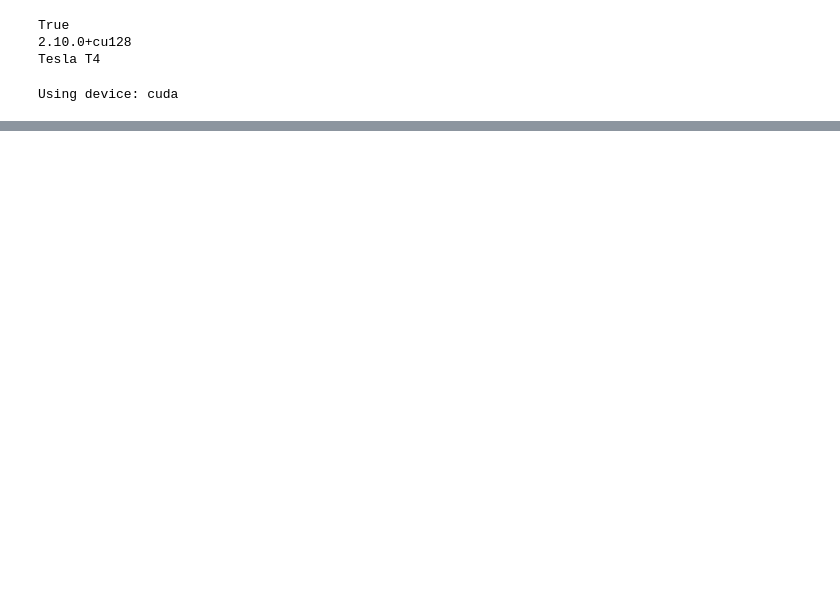
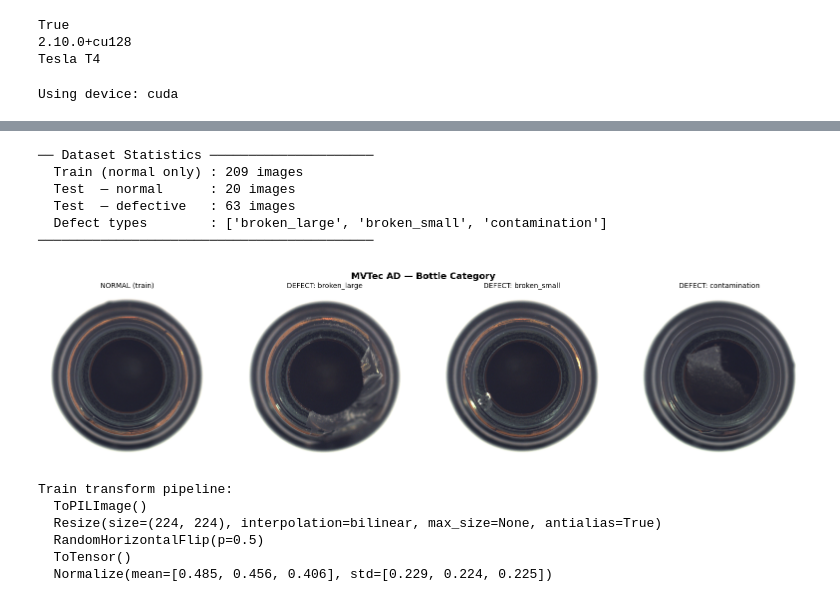
Before and after one commit to DianaHus/anomaly-detection-mvtec, a Jupyter notebook: notebook.ipynb, the cells around one changed output, grey strips where cells are left out. Drawn from its saved outputs; the diff is of its cells as text; code cells hidden in the pictures; blank space fills up the shorter version.

```diff
--- a/notebook.ipynb
+++ b/notebook.ipynb
@@ -49 +49,46 @@ Drive already mounted at /content/drive; to attempt to forcibly remount, call dr
 ['license.txt', 'readme.txt', 'test', 'ground_truth', 'train']
+# %%
+train_dir   = os.path.join(DATASET_ROOT, "train", "good")
+test_dir    = os.path.join(DATASET_ROOT, "test")
+
+defect_types   = sorted([d for d in os.listdir(test_dir) if d != "good"])
+n_train        = len(glob.glob(os.path.join(train_dir, "*.png")))
+n_test_normal  = len(glob.glob(os.path.join(test_dir, "good", "*.png")))
+n_test_defect  = sum(
+    len(glob.glob(os.path.join(test_dir, d, "*.png"))) for d in defect_types
+)
+
+print("── Dataset Statistics ─────────────────────")
+print(f"  Train (normal only) : {n_train} images")
+print(f"  Test  — normal      : {n_test_normal} images")
+print(f"  Test  — defective   : {n_test_defect} images")
+print(f"  Defect types        : {defect_types}")
+print("───────────────────────────────────────────")
+# %% [output]
+── Dataset Statistics ─────────────────────
+  Train (normal only) : 209 images
+  Test  — normal      : 20 images
+  Test  — defective   : 63 images
+  Defect types        : ['broken_large', 'broken_small', 'contamination']
+───────────────────────────────────────────
+# %%
+def read_rgb(path):
+    return cv2.cvtColor(cv2.imread(path), cv2.COLOR_BGR2RGB)
+
+samples = [sorted(glob.glob(os.path.join(train_dir, "*.png")))[0]]
+titles  = ["NORMAL (train)"]
+for d in defect_types:
+    p = sorted(glob.glob(os.path.join(test_dir, d, "*.png")))[0]
+    samples.append(p)
+    titles.append(f"DEFECT: {d}")
+
+fig, axes = plt.subplots(1, len(samples), figsize=(4 * len(samples), 4))
+for ax, path, title in zip(axes, samples, titles):
+    ax.imshow(read_rgb(path))
+    ax.set_title(title, fontsize=10)
+    ax.axis("off")
+plt.suptitle("MVTec AD — Bottle Category", fontsize=13, fontweight="bold")
+plt.tight_layout()
+plt.show()
+# %% [output]
+[figure, added]
@@ -49,0 +97,29 @@ Drive already mounted at /content/drive; to attempt to forcibly remount, call dr
+# %%
+IMAGENET_MEAN = [0.485, 0.456, 0.406]
+IMAGENET_STD  = [0.229, 0.224, 0.225]
+
+train_transform = T.Compose([
+    T.ToPILImage(),
+    T.Resize((IMAGE_SIZE, IMAGE_SIZE)),
+    T.RandomHorizontalFlip(p=0.5),
+    T.ToTensor(),
+    T.Normalize(mean=IMAGENET_MEAN, std=IMAGENET_STD),
+])
+
+test_transform = T.Compose([
+    T.ToPILImage(),
+    T.Resize((IMAGE_SIZE, IMAGE_SIZE)),
+    T.ToTensor(),
+    T.Normalize(mean=IMAGENET_MEAN, std=IMAGENET_STD),
+])
+
+print("Train transform pipeline:")
+for t in train_transform.transforms:
+    print(f"  {t}")
+# %% [output]
+Train transform pipeline:
+  ToPILImage()
+  Resize(size=(224, 224), interpolation=bilinear, max_size=None, antialias=True)
+  RandomHorizontalFlip(p=0.5)
+  ToTensor()
+  Normalize(mean=[0.485, 0.456, 0.406], std=[0.229, 0.224, 0.225])
```
Also changed, not shown: parts of 2 cells of this notebook.
